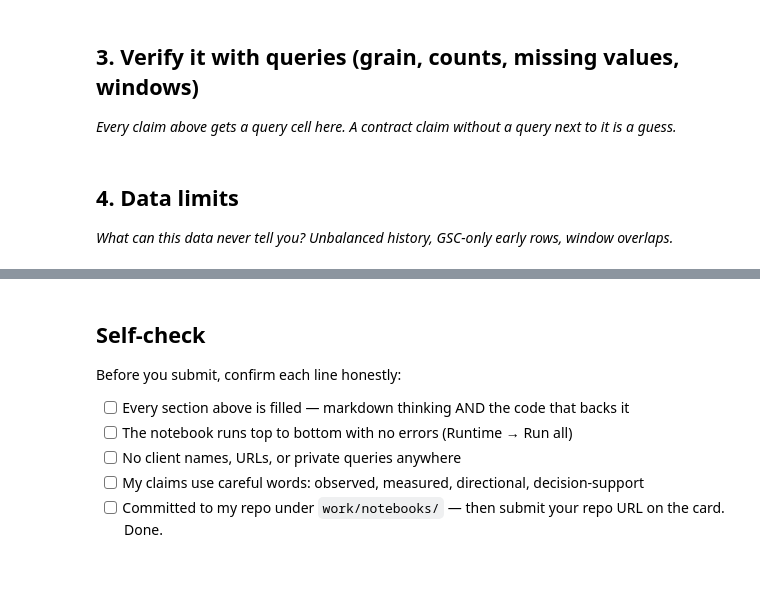
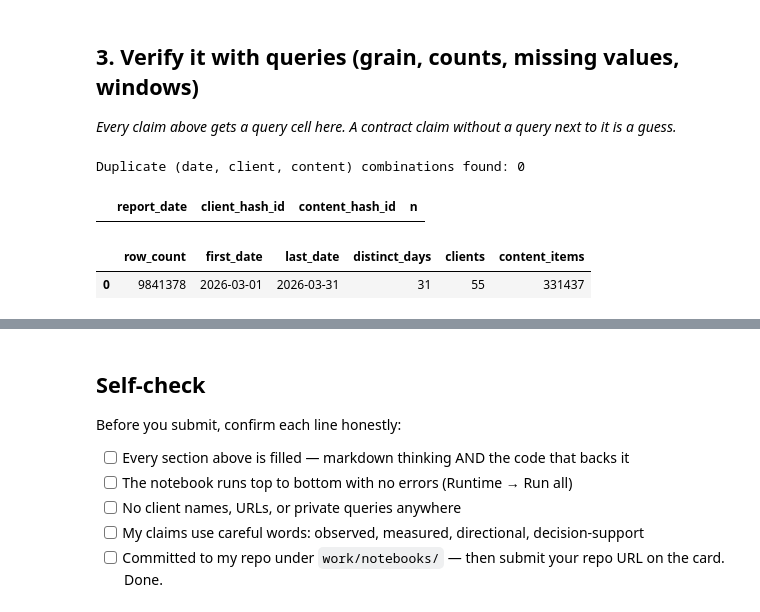
Before and after one commit to Jessicaayegh/Ml-notebook, a Jupyter notebook: work/notebooks/w03_data_contract.ipynb, the cells around one changed output, grey strips where cells are left out. Drawn from its saved outputs; the diff is of its cells as text; code cells hidden in the pictures; blank space fills up the shorter version.

```diff
--- a/work/notebooks/w03_data_contract.ipynb
+++ b/work/notebooks/w03_data_contract.ipynb
@@ -27,7 +45,31 @@ This skeleton is yours to fill. Work the sections **in order** — each one has
 # %%
 # This cell is for CODE (numbers, a query, a check).
 # Write your text answer in the cell ABOVE this one — typing sentences here breaks Run All.
+# Query 1 of 3 — GRAIN: is one row really one (report_date, client, content item)?
+q1 = con.execute("""
+SELECT report_date, client_hash_id, content_hash_id, COUNT(*) AS n
+FROM perf_mar
+GROUP BY report_date, client_hash_id, content_hash_id
+HAVING COUNT(*) > 1
+LIMIT 5
+""").fetchdf()
+print(f"Duplicate (date, client, content) combinations found: {len(q1)}")
+q1
+# %% [output]
+Duplicate (date, client, content) combinations found: 0
+|  | report_date | client_hash_id | content_hash_id | n |
-# %% [markdown]
-## 4. Data limits
-
-*What can this data never tell you? Unbalanced history, GSC-only early rows, window overlaps.*
+# %%
+# Query 2 of 3 — SLICE SIZE: row count and date span for March 2026
+q2 = con.execute("""
+SELECT COUNT(*)                        AS row_count,
+       MIN(report_date)                AS first_date,
+       MAX(report_date)                AS last_date,
+       COUNT(DISTINCT report_date)     AS distinct_days,
+       COUNT(DISTINCT client_hash_id)  AS clients,
+       COUNT(DISTINCT content_hash_id) AS content_items
+FROM perf_mar
+""").fetchdf()
+q2
+# %% [output]
+|  | row_count | first_date | last_date | distinct_days | clients | content_items |
+| 0 | 9841378 | 2026-03-01 | 2026-03-31 | 31 | 55 | 331437 |
```
Also changed, not shown: parts of 12 cells of this notebook.
